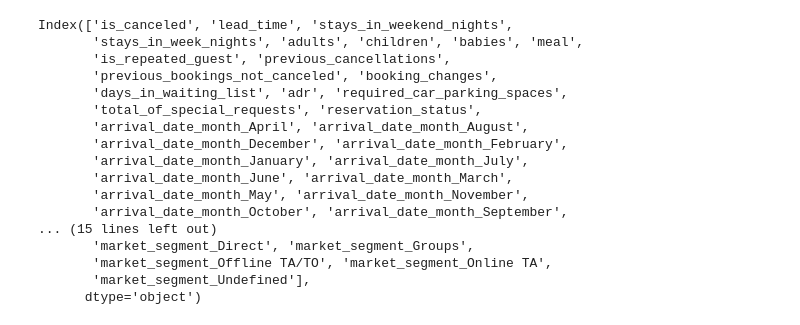
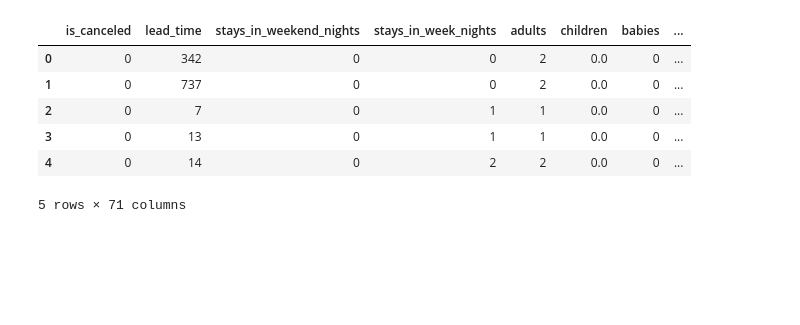
Before and after one commit to EmmanuelOsademe/hotel-reservation, a Jupyter notebook: hotel.ipynb, the cells around one changed output. Saved outputs shown, nothing was run; the diff lists cells and outputs as text; code cells hidden in the pictures; blank space fills up the shorter version.

```diff
--- a/hotel.ipynb
+++ b/hotel.ipynb
@@ -178,30 +183,20 @@ hotels['meal'] = hotels['meal'].replace({
     'FB': 3
 })
 # %%
-one_hot_columns = ['arrival_date_month', 'distribution_channel', 'reserved_room_type', 'assigned_room_type', 'deposit_type', 'customer_type', 'market_segment']
+one_hot_columns = ['hotel', 'arrival_date_month', 'distribution_channel', 'reserved_room_type', 'assigned_room_type', 'deposit_type', 'customer_type', 'market_segment']
 
 hotels = pd.get_dummies(hotels, columns=one_hot_columns, dtype=int)
 
 hotels.head()
 # print(hotels.columns)
 # %% [output]
+|  | is_canceled | lead_time | stays_in_weekend_nights | stays_in_week_nights | adults | children | babies | ... |
+| 0 | 0 | 342 | 0 | 0 | 2 | 0.0 | 0 | ... |
+| 1 | 0 | 737 | 0 | 0 | 2 | 0.0 | 0 | ... |
+| 2 | 0 | 7 | 0 | 1 | 1 | 0.0 | 0 | ... |
+| 3 | 0 | 13 | 0 | 1 | 1 | 0.0 | 0 | ... |
+| 4 | 0 | 14 | 0 | 2 | 2 | 0.0 | 0 | ... |
-Index(['is_canceled', 'lead_time', 'stays_in_weekend_nights',
-       'stays_in_week_nights', 'adults', 'children', 'babies', 'meal',
-       'is_repeated_guest', 'previous_cancellations',
-       'previous_bookings_not_canceled', 'booking_changes',
-       'days_in_waiting_list', 'adr', 'required_car_parking_spaces',
-       'total_of_special_requests', 'reservation_status',
-       'arrival_date_month_April', 'arrival_date_month_August',
-       'arrival_date_month_December', 'arrival_date_month_February',
-       'arrival_date_month_January', 'arrival_date_month_July',
-       'arrival_date_month_June', 'arrival_date_month_March',
-       'arrival_date_month_May', 'arrival_date_month_November',
-       'arrival_date_month_October', 'arrival_date_month_September',
-... (15 lines left out)
-       'market_segment_Direct', 'market_segment_Groups',
-       'market_segment_Offline TA/TO', 'market_segment_Online TA',
-       'market_segment_Undefined'],
-      dtype='object')
+5 rows × 71 columns
 # %%
 print(hotels.info())
 # %% [output]
```
Also changed, not shown: parts of 30 cells of this notebook.
